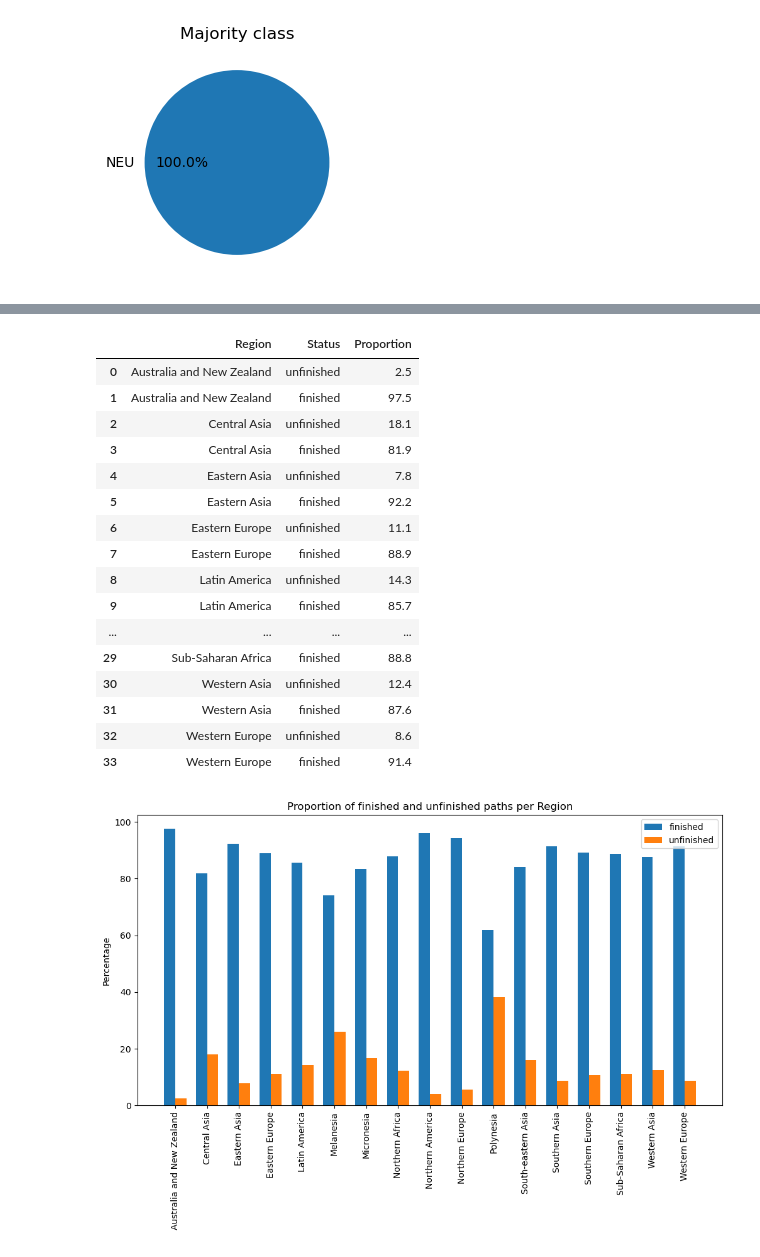
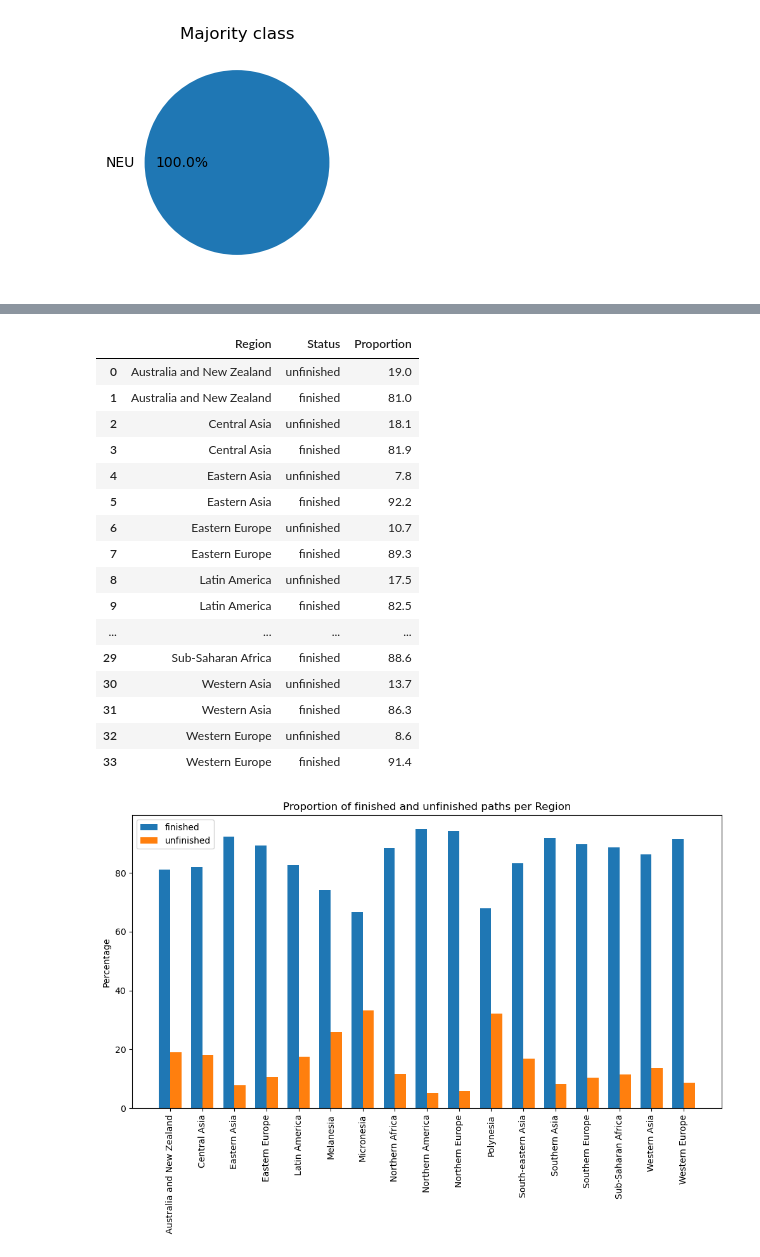
Before and after one commit to epfl-ada/ada-2023-project-jellyfish401, a Jupyter notebook: p2.ipynb, the cells around one changed output, grey strips where cells are left out. Drawn from its saved outputs; the diff is of its cells as text; code cells hidden in the pictures.

Commit message:
everything up to Data Analysis Part 1

```diff
--- a/p2.ipynb
+++ b/p2.ipynb
@@ -176,7 +181,8 @@ display(path_overview_df)
 categories = categories_load.copy()
 categories['subject_category'] = categories['category'].apply(hlp.extract_subject_category)
 
-# Create a dataFrame with only the relevant columns
+# Create a dataFrame with only the relevant columns and remove _
+categories['article'] = [el.replace('_',' ') for el in categories['article']]
 main_categories_df = categories[['article', 'subject_category']]
 
 # Display the new DataFrame
@@ -440,0 +457,14 @@ country_links_df.head()
+# %%
+countries = main_categories_df[main_categories_df['subject_category'] == 'Countries']['article'].values
+country_path_overview = path_overview_df[path_overview_df['target'].isin(countries)]
+
+country_path_overview = country_path_overview.merge(country_region_df,
+                                                    left_on='target',
+                                                    right_on='Country',
+                                                    how='left').drop(['Country'], axis=1)
+country_path_overview = country_path_overview.merge(UN_countries_by_economies[['Country', 'Economic classification']],
+                                                    left_on='target',
+                                                    right_on= 'Country',
+                                                    how= 'left').drop(['Country'], axis=1)
+
+display(country_path_overview)
@@ -648,12 +692,0 @@ Part 2: Descriptive statistics and naive statistical analysis about the behaviou
-# %%
-country_path_overview = path_overview[path_overview['target'].isin(countries)]
-
-country_path_overview = country_path_overview.merge(country_region_df,
-                                                    left_on='target',
-                                                    right_on='Country',
-                                                    how='left').drop(['Country'], axis=1)
-country_path_overview = country_path_overview.merge(UN_countries_by_economies[['Country', 'Economic classification']],
-                                                    left_on='target',
-                                                    right_on= 'Country',
-                                                    how= 'left').drop(['Country'], axis=1)
-country_path_overview
@@ -675,7 +694,7 @@ country_path_overview
 region_completed_count = country_path_overview[['Region','completed','target']].groupby(['Region','completed']).count()
 region_count = country_path_overview[['Region','target']].groupby(['Region']).count()
 
-region_paths_fin_df = pd.DataFrame(columns = ['Region', 'Status', 'Proportion'])
+region_paths_df = pd.DataFrame(columns = ['Region', 'Status', 'Proportion'])
 index = 0
 for region, completion in region_completed_count.index:
     proportion = region_completed_count.loc[(region, completion)] / region_count.loc[region]
@@ -685,49 +704,49 @@ for region, completion in region_completed_count.index:
          status = 'unfinished'
     # print(f"Proportion of {status} paths with {region} as target: {round(proportion.values[0]*100,4)}%")
     new_row = {'Region': region, 'Status': status, 'Proportion': round(proportion.values[0]*100,1)}
-    region_paths_fin_df.loc[index] = new_row
+    region_paths_df.loc[index] = new_row
     index += 1
 
-region_paths_fin_df
+region_paths_df
 # %% [output]
 |  | Region | Status | Proportion |
-| 0 | Australia and New Zealand | unfinished | 2.5 |
-| 1 | Australia and New Zealand | finished | 97.5 |
+| 0 | Australia and New Zealand | unfinished | 19.0 |
+| 1 | Australia and New Zealand | finished | 81.0 |
 | 2 | Central Asia | unfinished | 18.1 |
 | 3 | Central Asia | finished | 81.9 |
 | 4 | Eastern Asia | unfinished | 7.8 |
 | 5 | Eastern Asia | finished | 92.2 |
-| 6 | Eastern Europe | unfinished | 11.1 |
-| 7 | Eastern Europe | finished | 88.9 |
-| 8 | Latin America | unfinished | 14.3 |
-| 9 | Latin America | finished | 85.7 |
+| 6 | Eastern Europe | unfinished | 10.7 |
+| 7 | Eastern Europe | finished | 89.3 |
+| 8 | Latin America | unfinished | 17.5 |
+| 9 | Latin America | finished | 82.5 |
 | ... | ... | ... | ... |
-| 29 | Sub-Saharan Africa | finished | 88.8 |
-| 30 | Western Asia | unfinished | 12.4 |
-| 31 | Western Asia | finished | 87.6 |
+| 29 | Sub-Saharan Africa | finished | 88.6 |
+| 30 | Western Asia | unfinished | 13.7 |
+| 31 | Western Asia | finished | 86.3 |
 | 32 | Western Europe | unfinished | 8.6 |
 | 33 | Western Europe | finished | 91.4 |
 # %%
-labels = region_paths_fin_df['Region'].unique()
-finished_means = region_paths_fin_df[region_paths_fin_df['Status'] == 'finished']['Proportion']
-unfinished_means = region_paths_fin_df[region_paths_fin_df['Status'] == 'unfinished']['Proportion']
+labels = region_paths_df['Region'].unique()
+finished_means = region_paths_df[region_paths_df['Status'] == 'finished']['Proportion']
+unfinished_means = region_paths_df[region_paths_df['Status'] == 'unfinished']['Proportion']
 
 x = np.arange(len(labels))  # the label locations
 width = 0.35  # the width of the bars
 
 fig, ax = plt.subplots(figsize=(12, 6))
 rects1 = ax.bar(x - width/2, finished_means, width, label='finished')
 rects2 = ax.bar(x + width/2, unfinished_means, width, label='unfinished')
 
 # Add some text for labels, title and custom x-axis tick labels, etc.
 ax.set_ylabel('Percentage')
 ax.set_title('Proportion of finished and unfinished paths per Region')
 ax.set_xticks(x)
 ax.set_xticklabels(labels, rotation=90)
 ax.legend()
 plt.show()
 # %% [output]
-[figure, old version]
+[figure, new version]
 # %%
 econ_completed_count = country_path_overview[['Economic classification','completed','target']].groupby(['Economic classification','completed']).count()
 econ_count = country_path_overview[['Economic classification','target']].groupby(['Economic classification']).count()
```
Also changed, not shown: parts of 27 cells of this notebook.
